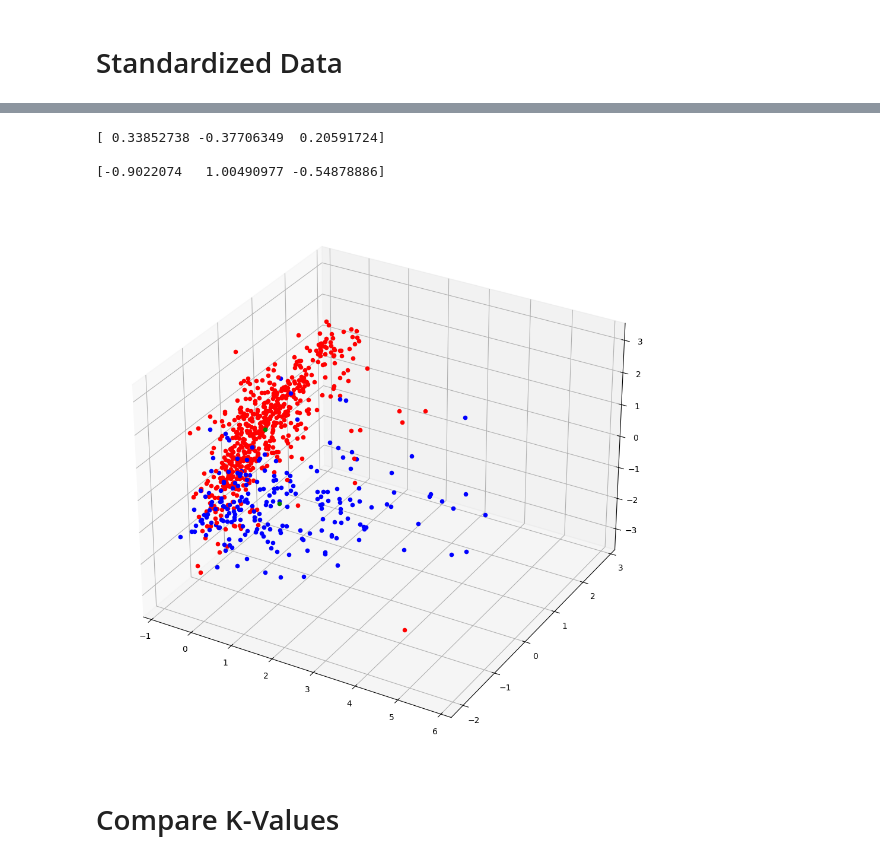
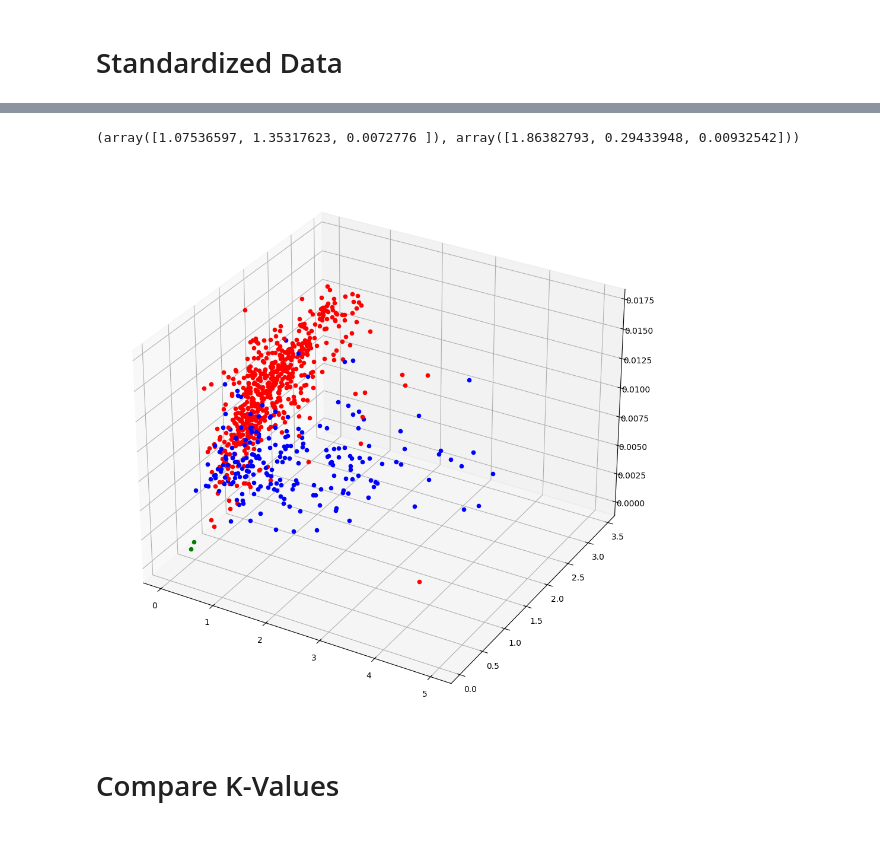
Before and after one commit to aaryangpatel/USCollegesKMeansClustering, a Jupyter notebook: KMeansClustering.ipynb, the cells around one changed output, grey strips where cells are left out. Cells and saved outputs as stored; diff of their text form; code cells hidden in the pictures.

```diff
--- a/KMeansClustering.ipynb
+++ b/KMeansClustering.ipynb
@@ -25,8 +20,9 @@ def normalize(data: np.array) -> np.array:
 # %%
 data = df[['Outstate', 'F.Undergrad', 'Grad.Rate']]
 data = data.to_numpy()
-
-data_std = standardize(data)
+label_data = df[['Private']]
+label_data = label_data.to_numpy()
+data_std = normalize(data)
 
 data.shape[0]
 # %% [output]
@@ -79,7 +86,6 @@ def get_centroids(data, labels, k):
 # %%
 def k_means(data, k):
     centroids = np.array([data[random.randint(0, data.shape[0] - 1)] for i in range(k)])
-
 
     #error: possible same randoms
     oldCentroids = np.array([data[random.randint(0, data.shape[0] - 1)] for i in range(k)])
@@ -89,11 +95,9 @@ def k_means(data, k):
         oldCentroids = centroids
         labels = get_labels(data, centroids)
 
-        centroids = get_centroids(data, labels, k)
+        centroids = get_centroids_arithmetic(data, labels, k)
 
         centroids = np.sort(centroids, axis=0)
         oldCentroids = np.sort(oldCentroids, axis=0)
 
-    print(oldCentroids ,"\n")
-    #print(centroids)
     return centroids, labels
@@ -121,7 +133,7 @@ for i in range(data.shape[0]):
 
 #ax.scatter(df.loc[:, 'Outstate'], df.loc[:, 'F.Undergrad'], df.loc[:, 'Grad.Rate'])
 for i in range(centroids.shape[0]):
-   ax.scatter(centroids[i][1], centroids[i][0], centroids[i][2], color='cyan')
+   ax.scatter(centroids[i][1], centroids[i][0], centroids[i][2], color='green')
 
 plt.show()
 # %% [output]
@@ -211,49 +216,28 @@ plt.show()
 # %%
-label_data = df[['Private']]
-
-private_cnt = df['Private'].value_counts()['Yes']
-public_cnt = df['Private'].value_counts()['No']
-privates = np.zeros(data_std.shape[1])
-publics = np.zeros(data_std.shape[1])
-
-label_data = label_data.to_numpy()
-
-for i in range(data_std.shape[0]):
-    if label_data[i] == "Yes":
-        privates += data_std[i]
-    else:
-        publics += data_std[i]
-
-priv = privates / private_cnt
-pub = publics / public_cnt
-
-print(priv, "\n")
-print(pub)
+print(find_actual_centroids(data_std))
 # %% [output]
-[ 0.33852738 -0.37706349  0.20591724]
-
-[-0.9022074   1.00490977 -0.54878886]
+(array([1.07536597, 1.35317623, 0.0072776 ]), array([1.86382793, 0.29433948, 0.00932542]))
 # %%
 fig = plt.figure(figsize=(12, 12))
 ax = fig.add_subplot(projection='3d')
 
 # swap x and y: in for loop for red and blue, for loop cyan, real centroids
 for i in range(data_std.shape[0]):
     if label_data[i] == "Yes":
         ax.scatter(data_std[i][1], data_std[i][0], data_std[i][2], c='red')
     else:
         ax.scatter(data_std[i][1], data_std[i][0], data_std[i][2], c='blue')
 
 
 #for i in range(centroids.shape[0]):
 #   ax.scatter(centroids[i][0], centroids[i][1], centroids[i][2], color='cyan')
 
-ax.scatter(-0.37706349,0.33852738,   0.20591724, color='green')
-ax.scatter( 1.00490977,-0.9022074, -0.54878886, color='green')
+ax.scatter(0.37276559,0.0588679,   0.00186508, color='green')
+ax.scatter( 0.21507319,0.27063525, 0.00145552, color='green')
 
 plt.show()
 # %% [output]
-[figure, old version]
+[figure, new version]
 # %% [markdown]
 # Compare K-Values
 # %%
```
Also changed, not shown: parts of 12 cells of this notebook.
